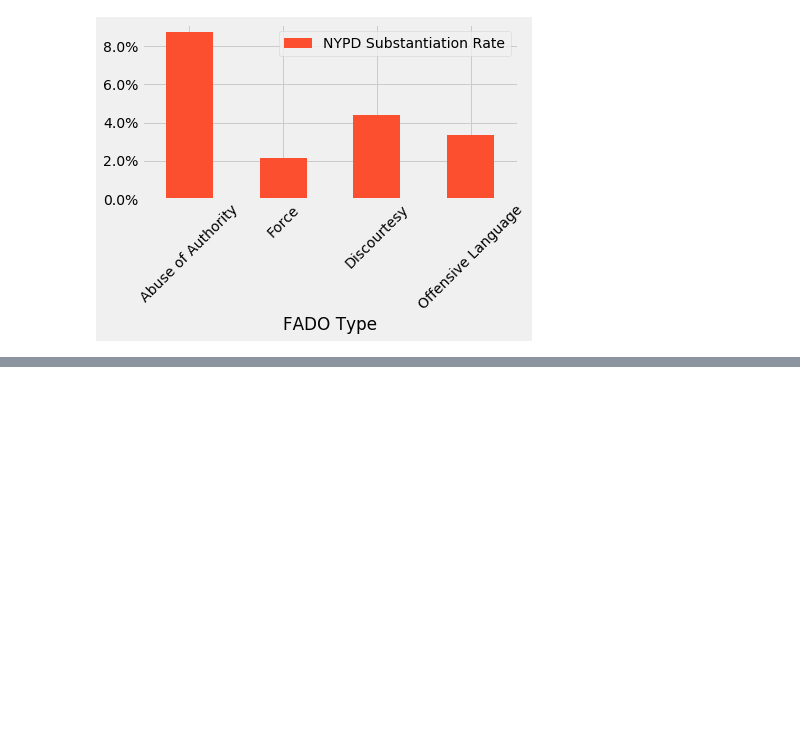
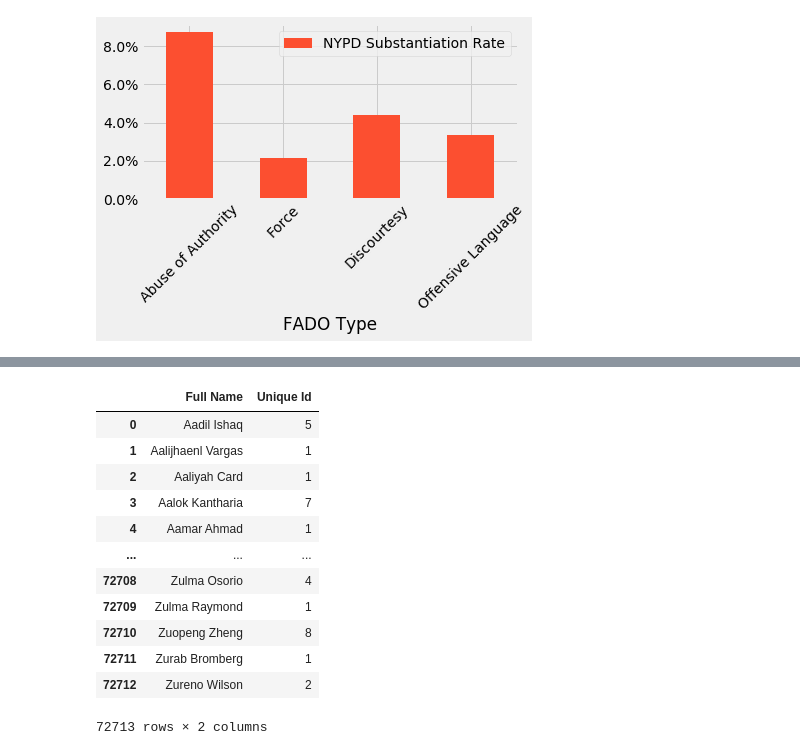
Before and after one commit to lock-commits/nypd-misconduct-complaints, a Jupyter notebook: complaints_eda.ipynb, the cells around one changed output, grey strips where cells are left out. Cells and saved outputs as stored; diff of their text form; code cells hidden in the pictures; blank space fills up the shorter version.

```diff
--- a/complaints_eda.ipynb
+++ b/complaints_eda.ipynb
@@ -69,6 +70,8 @@ complaints = complaints.dropna(axis=0, subset=["Incident Date"])
 #Engineer new columns
 complaints.loc[:,"Full Name"] = complaints.loc[:,"First Name"] + " " + complaints.loc[:,"Last Name"]
 complaints['Year'] = pd.DatetimeIndex(complaints['Incident Date']).year
+# %%
+master_complaints = complaints
 # %%
 complaints_per_year = complaints.groupby(by='Year')[('Board Disposition','NYPDDisposition')].count()
 ax = complaints_per_year.plot(figsize=(8,6))
@@ -307,3 +302,7 @@ plt.xticks(rotation=45)
 ax.yaxis.set_major_formatter(mtick.PercentFormatter());
 # %% [output]
 [figure]
+# %%
+master_complaints.shape
+officer_complaints = master_complaints
+officer_complaints.head()
@@ -309,0 +316,2 @@ ax.yaxis.set_major_formatter(mtick.PercentFormatter());
+# %%
+complaints_by_officer = officer_complaints.groupby(by="Full Name")['Unique Id'].count()
@@ -309,0 +320,16 @@ ax.yaxis.set_major_formatter(mtick.PercentFormatter());
+# %%
+complaints_by_officer.reset_index()
+# %% [output]
+|  | Full Name | Unique Id |
+| 0 | Aadil Ishaq | 5 |
+| 1 | Aalijhaenl Vargas | 1 |
+| 2 | Aaliyah Card | 1 |
+| 3 | Aalok Kantharia | 7 |
+| 4 | Aamar Ahmad | 1 |
+| ... | ... | ... |
+| 72708 | Zulma Osorio | 4 |
+| 72709 | Zulma Raymond | 1 |
+| 72710 | Zuopeng Zheng | 8 |
+| 72711 | Zurab Bromberg | 1 |
+| 72712 | Zureno Wilson | 2 |
+72713 rows × 2 columns
```
Also changed, not shown: parts of 12 cells of this notebook.
